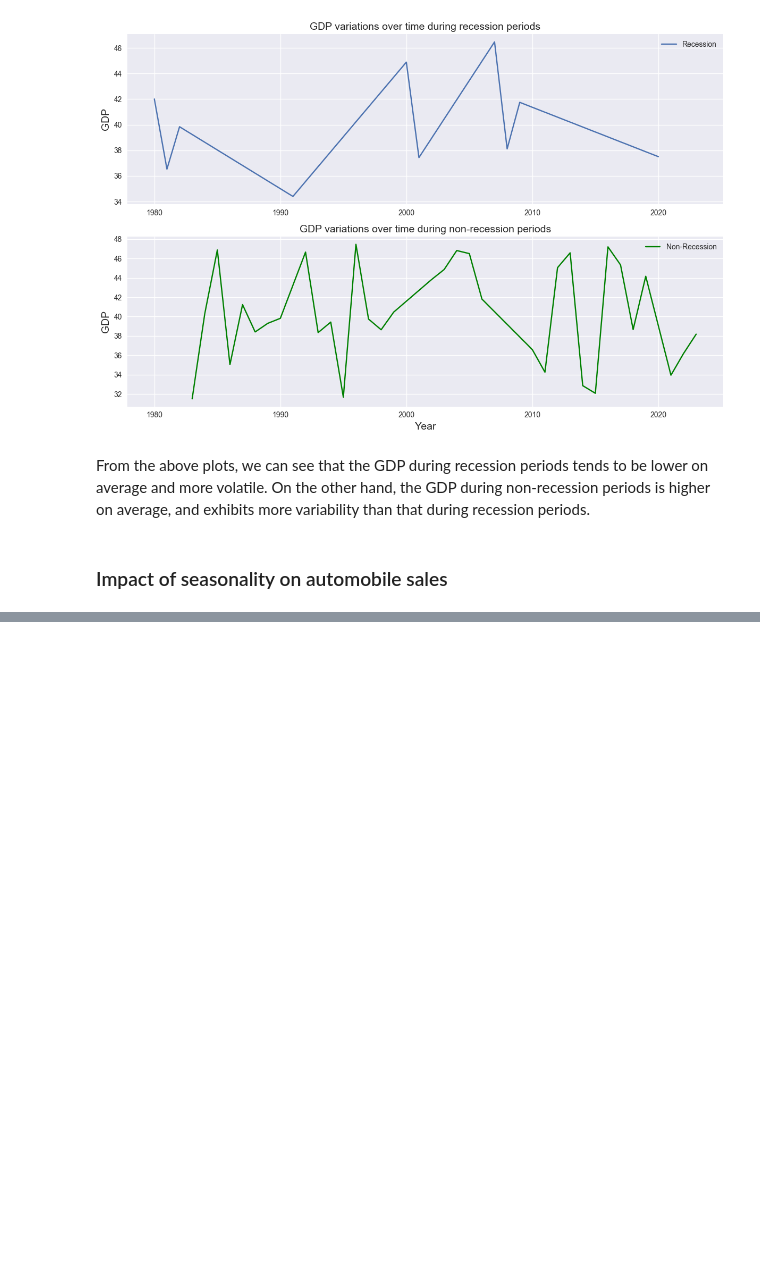
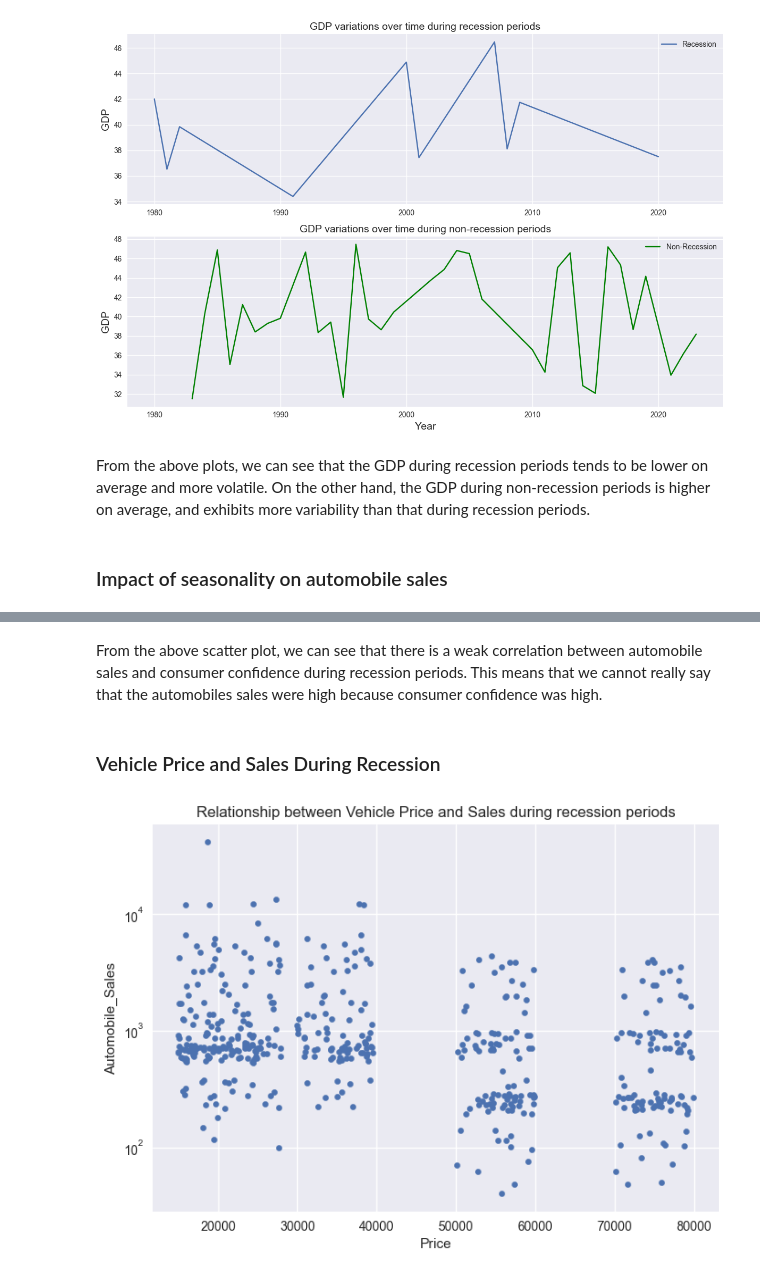
Before and after one commit to svd-jelo/IBM-Data-Science-Specialization, a Jupyter notebook: Course-8_Data-Visualization/final-project/Course-8-Final-Project_Recession.ipynb, the cells around one changed output, grey strips where cells are left out. Drawn from its saved outputs; the diff is of its cells as text; code cells hidden in the pictures; blank space fills up the shorter version.

```diff
--- a/Course-8_Data-Visualization/final-project/Course-8-Final-Project_Recession.ipynb
+++ b/Course-8_Data-Visualization/final-project/Course-8-Final-Project_Recession.ipynb
@@ -281,0 +303,16 @@ plt.show()
+# %% [markdown]
+From the above scatter plot, we can see that there is a weak correlation between automobile sales and consumer confidence during recession periods. This means that we cannot really say that the automobiles sales were high because consumer confidence was high.
+# %% [markdown]
+### Vehicle Price and Sales During Recession
+# %%
+df[df['Recession']==1].plot(
+    kind = 'scatter',
+    x = 'Price',
+    y = 'Automobile_Sales',
+)
+
+plt.title('Relationship between Vehicle Price and Sales during recession periods')
+plt.yscale('log')
+plt.show()
+# %% [output]
+[figure, added]
```
Also changed, not shown: parts of 19 cells of this notebook.
